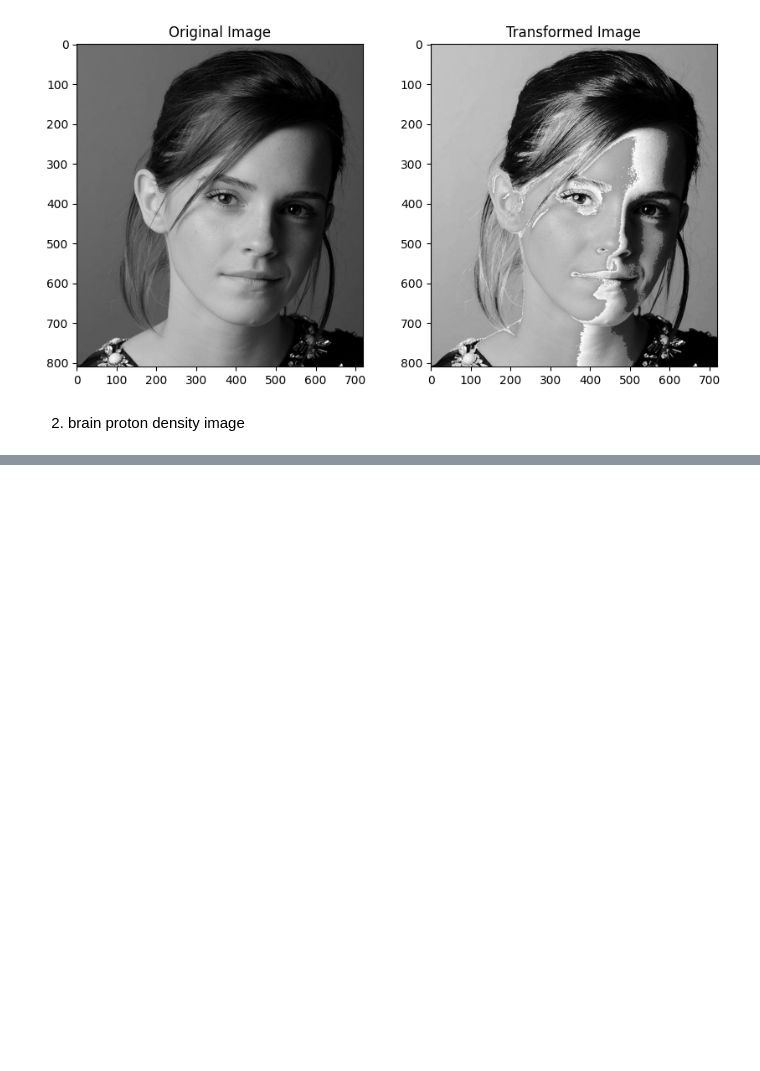
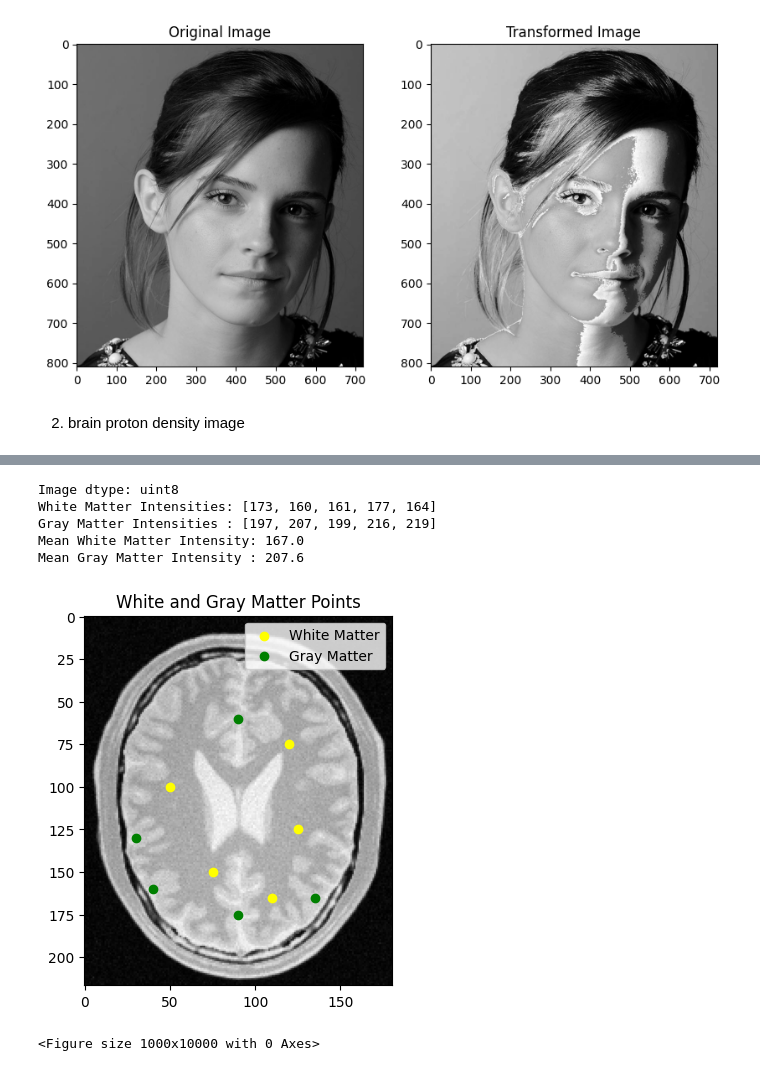
Before and after one commit to RavijaDul/Image_processing_and_machine_vision-_EN3160, a Jupyter notebook: 210152E_a01.ipynb, the cells around one changed output, grey strips where cells are left out. Drawn from its saved outputs; the diff is of its cells as text; code cells hidden in the pictures; blank space fills up the shorter version.

```diff
--- a/210152E_a01.ipynb
+++ b/210152E_a01.ipynb
@@ -61,0 +63,52 @@ plt.show()
+# %%
+import numpy as np
+import matplotlib.pyplot as plt
+
+# Assuming the image is already loaded as 'brain_proton_density_img'
+
+# Check the data type of the image
+print(f"Image dtype: {brain_proton_density_img.dtype}")
+
+# Define multiple points for white and gray matter (these are examples, adjust accordingly)
+white_matter_points = [(50, 100), (75, 150), (125, 125), (110, 165), (120, 75)]
+gray_matter_points = [(30, 130), (90, 175), (40, 160), (90, 60), (135, 165)]
+
+# Extract pixel intensities for white and gray matter
+white_matter_intensities = [brain_proton_density_img[point[1], point[0]] for point in white_matter_points]
+gray_matter_intensities = [brain_proton_density_img[point[1], point[0]] for point in gray_matter_points]
+
+# Calculate the mean intensity for each matter type
+mean_white_matter_intensity = np.mean(white_matter_intensities)
+mean_gray_matter_intensity = np.mean(gray_matter_intensities)
+
+# Print the results
+print(f"White Matter Intensities: {white_matter_intensities}")
+print(f"Gray Matter Intensities : {gray_matter_intensities}")
+
+
+print(f"Mean White Matter Intensity: {mean_white_matter_intensity}")
+print(f"Mean Gray Matter Intensity : {mean_gray_matter_intensity}")
+
+# Visualize the points on the image
+plt.imshow(brain_proton_density_img, cmap='gray')
+
+# Plot white matter points in red
+for point in white_matter_points:
+    plt.scatter(point[0], point[1], color='yellow', label='White Matter' if point == white_matter_points[0] else "")
+
+# Plot gray matter points in blue
+for point in gray_matter_points:
+    plt.scatter(point[0], point[1], color='green', label='Gray Matter' if point == gray_matter_points[0] else "")
+
+plt.legend()
+plt.title("White and Gray Matter Points")
+plt.figure(figsize=(10,100))
+plt.show()
+# %% [output]
+Image dtype: uint8
+White Matter Intensities: [173, 160, 161, 177, 164]
+Gray Matter Intensities : [197, 207, 199, 216, 219]
+Mean White Matter Intensity: 167.0
+Mean Gray Matter Intensity : 207.6
+[figure, added]
+<Figure size 1000x10000 with 0 Axes>
```
Also changed, not shown: parts of 5 cells of this notebook.
